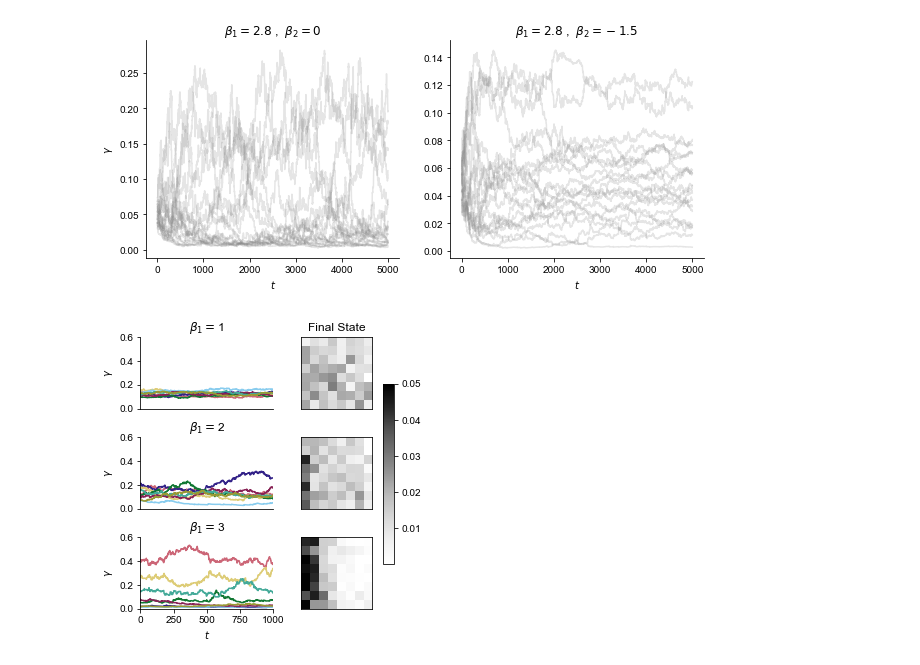
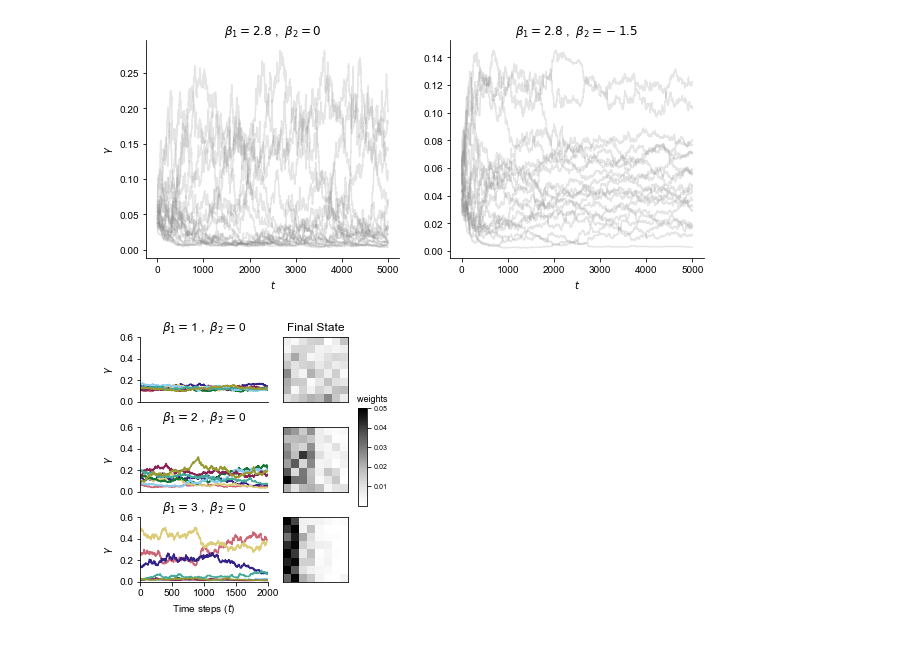
Before and after one commit to PhilChodrow/prestige_reinforcement, a Jupyter notebook: dynamics.ipynb, the cells around one changed output. Cells and saved outputs as stored; diff of their text form; code cells hidden in the pictures.

```diff
--- a/dynamics.ipynb
+++ b/dynamics.ipynb
@@ -177,8 +177,14 @@ plt.savefig('fig/SR_linear_and_quadratic.png', bbox_inches = 'tight', dpi = 300)
 # MK's addition, we can delete this later if needed!
 np.random.seed(seed=6)
 
+# v2
 BETA_1 = np.array([1,2,3])
 BETA_2 = np.array([0])
+
+# v3
+# BETA_1 = np.array([1,1,3,3])
+# BETA_2 = np.array([0,-2,0,-2])
+
 
 highlight_col = 0
 
@@ -188,7 +194,7 @@ def quadratic_feature(s):
     return(V)
 
 lam = .995
-n_rounds = 2000
+n_rounds = 4000
 m_updates = 1
 
 n = 8
@@ -198,19 +204,21 @@ A0 = A0/A0.sum()
 ymax = 0.6
 ymin = 0
 
-fig, axarr = plt.subplots(len(BETA_1),len(BETA_2)*2,
-                          gridspec_kw={'width_ratios': [0.3, 1]},
-                          figsize = (7.5, 5))
+fig, axarr = plt.subplots(len(BETA_1),2, # len(BETA_2)*2,
+                          gridspec_kw={'width_ratios': [0.4, 1]},
+                          figsize = (6, 1.5*len(BETA_1)))
 
 for i in range(len(BETA_1)):
-    for j in range(len(BETA_2)):
+    for j in range(len(BETA_2)): #v2
+#     for j in range(1):
 
         row_num = i
         col_num = j
 
         ax = axarr[row_num,col_num]
         beta_1 = BETA_1[row_num]
-        beta_2 = BETA_2[col_num]
+        beta_2 = BETA_2[col_num] #v2
+#         beta_2 = BETA_2[row_num] #v3
 
         M = model()
         M.set_score(score_function = lambda A: homebrew_SpringRank_score(A.T))
@@ -234,47 +242,52 @@ for i in range(len(BETA_1)):
         ax.set(ylim = (ymin, ymax))
         ax.set(xlim = (0, np.int(n_rounds/2)))
 
-        if row_num < 2:
+        if row_num < len(BETA_1)-1:
 #             ax.spines['bottom'].set_visible(False)
             ax.xaxis.set_ticks([])
             plt.xticks([])
 
         if col_num > 0:
             ax.spines['left'].set_visible(False)
             ax.yaxis.set_ticks([])
             plt.yticks([])
 
-        if row_num == 2:
-            ax.set(xlabel = r'$t$')
+        if row_num == len(BETA_1)-1:
+            ax.set(xlabel = r'Time steps ($t$)')
         if col_num == 0:
             ax.set(ylabel = r'$\gamma$')
 
         ax.set_title(
-#             r'$\beta_1 = $' + str(round(beta_1,2)) + r'$\;$,$\;$ $\beta_2 = $' + str(round(beta_2,2))
-            r'$\beta_1 = $' + str(round(beta_1,2))
+            r'$\beta_1 = $' + str(round(beta_1,2)) + r'$\;$,$\;$ $\beta_2 = $' + str(round(beta_2,2)) #v2
+#             r'$\beta_1 = $' + str(round(beta_1,2)) #v2
         )
 
         if col_num == highlight_col:
-            ax = axarr[row_num,highlight_col+1]
+            ax2 = axarr[row_num,highlight_col+1]
             A = M.get_states()[-1]
 
             v = GAMMA[-1].mean(axis = 0)
 #             ax.imshow(np.ones_like(A), cmap = 'Greys', vmax = 1, vmin = 0, alpha = 1)
-            im = ax.imshow(matrix_sort(A, -v), vmax = .05,  cmap = 'Greys', alpha = .99)
+            im = ax2.imshow(matrix_sort(A, -v), vmax = .05,  cmap = 'Greys', alpha = .99)
 #             axarr[j,3].axis('off')
 #             ax.set_ylabel(r'$\longrightarrow$', rotation=0, fontsize=20, labelpad=30, color = 'black')
             for pos in ['bottom', 'top', 'left', 'right']:
-                ax.spines[pos].set_visible(True)
-            ax.xaxis.set_ticks([])
-            ax.yaxis.set_ticks([])
+                ax2.spines[pos].set_visible(True)
+            ax2.xaxis.set_ticks([])
+            ax2.yaxis.set_ticks([])
 
-axarr[0,len(BETA_2)].set_title('Final State')
+# axarr[0,len(BETA_2)].set_title('Final State')
+axarr[0,1].set_title('Final State')
 
-cbar_ax = fig.add_axes([0.575, 0.25, 0.02, 0.5])
-fig.colorbar(im, cax=cbar_ax)
+# add colorbar
+cbar_ax = fig.add_axes([0.63, 0.36, 0.02, 0.30])
+cbar = fig.colorbar(im, cax=cbar_ax)
+cbar.ax.tick_params(labelsize=7)
+cbar.ax.set_title('        weights',fontsize=9,horizontalalignment='center')
 
-plt.subplots_adjust(wspace = -0.55, hspace = 0.4)
+plt.subplots_adjust(wspace = -0.5, hspace = 0.4)
 
-plt.savefig('dynamics_examples_v2.png', bbox_inches = 'tight', dpi = 300)
+# plt.savefig('dynamics_examples_v2.png', bbox_inches = 'tight', dpi = 600)
+# plt.savefig('dynamics_examples_v3.png', bbox_inches = 'tight', dpi = 600)
 # %% [output]
-[figure, old version]
+[figure, new version]
```
Also changed, not shown: parts of 1 cell of this notebook, 2 other files.
